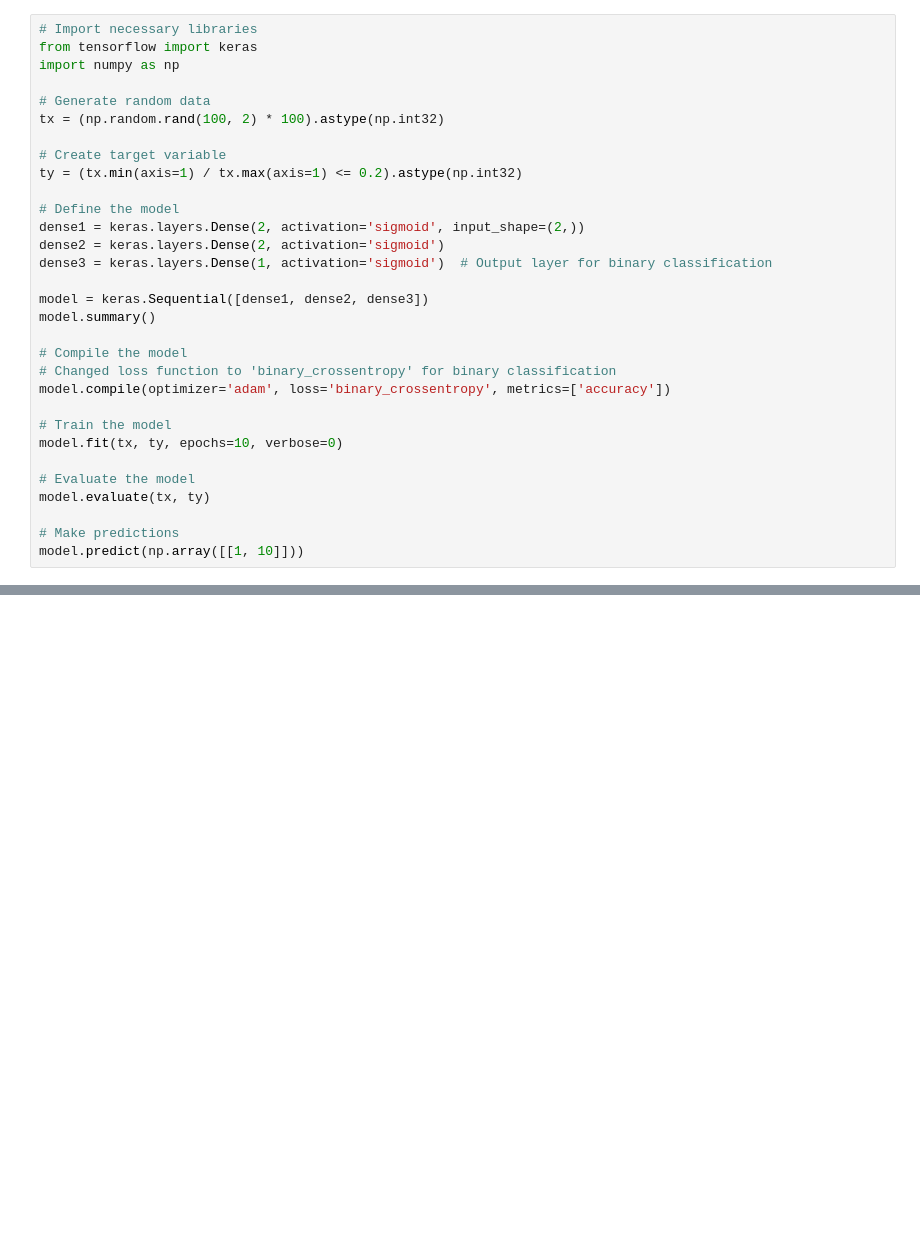
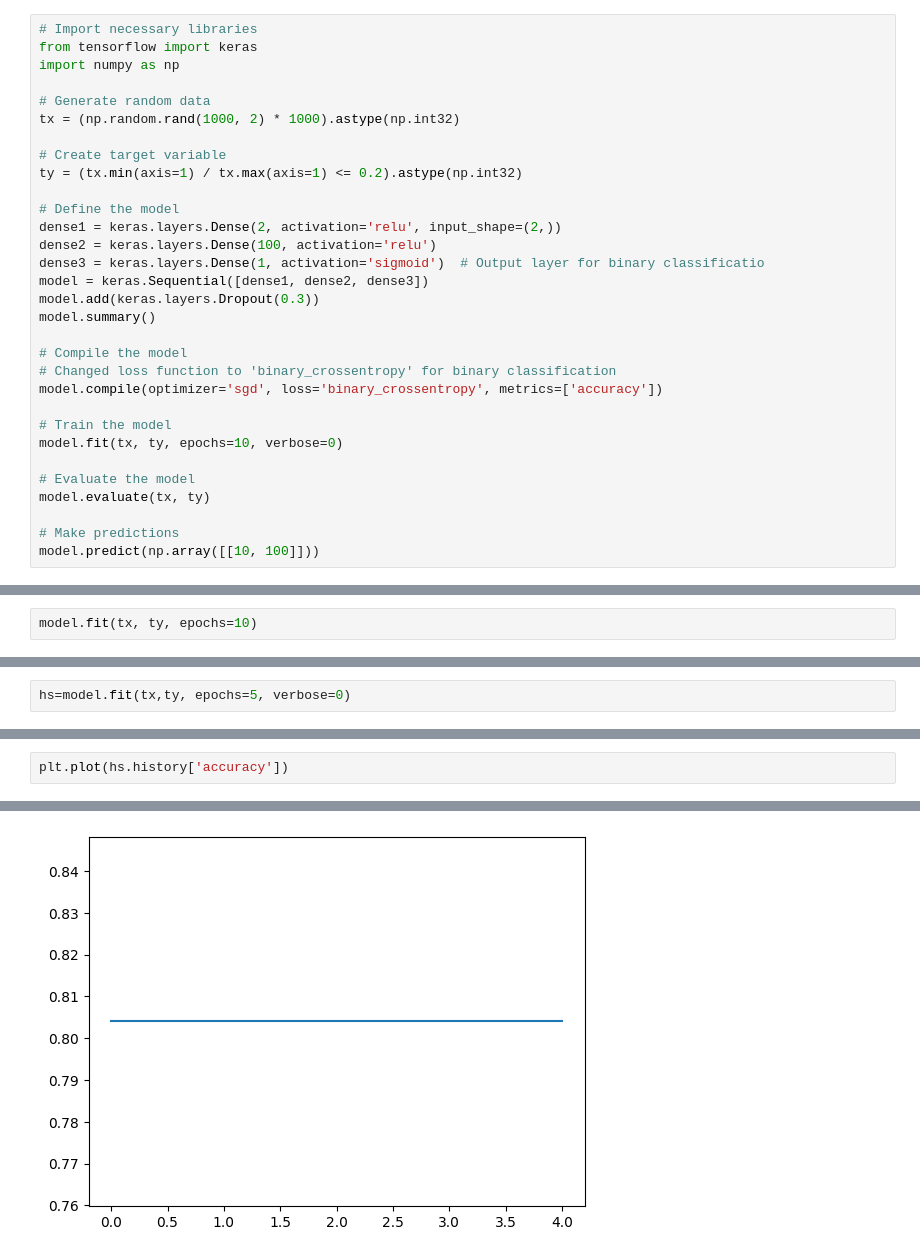
Before and after one commit to galua2001/colab, a Jupyter notebook: nn4.ipynb, the cells around one changed output, grey strips where cells are left out. Drawn from its saved outputs; the diff is of its cells as text; blank space fills up the shorter version.

```diff
--- a/nn4.ipynb
+++ b/nn4.ipynb
@@ -6,22 +6,22 @@ from tensorflow import keras
 import numpy as np
 
 # Generate random data
-tx = (np.random.rand(100, 2) * 100).astype(np.int32)
+tx = (np.random.rand(1000, 2) * 1000).astype(np.int32)
 
 # Create target variable
 ty = (tx.min(axis=1) / tx.max(axis=1) <= 0.2).astype(np.int32)
 
 # Define the model
-dense1 = keras.layers.Dense(2, activation='sigmoid', input_shape=(2,))
-dense2 = keras.layers.Dense(2, activation='sigmoid')
-dense3 = keras.layers.Dense(1, activation='sigmoid')  # Output layer for binary classification
-
+dense1 = keras.layers.Dense(2, activation='relu', input_shape=(2,))
+dense2 = keras.layers.Dense(100, activation='relu')
+dense3 = keras.layers.Dense(1, activation='sigmoid')  # Output layer for binary classificatio
 model = keras.Sequential([dense1, dense2, dense3])
+model.add(keras.layers.Dropout(0.3))
 model.summary()
 
 # Compile the model
 # Changed loss function to 'binary_crossentropy' for binary classification
-model.compile(optimizer='adam', loss='binary_crossentropy', metrics=['accuracy'])
+model.compile(optimizer='sgd', loss='binary_crossentropy', metrics=['accuracy'])
 
 # Train the model
 model.fit(tx, ty, epochs=10, verbose=0)
@@ -30,5 +30,5 @@ model.fit(tx, ty, epochs=10, verbose=0)
 model.evaluate(tx, ty)
 
 # Make predictions
-model.predict(np.array([[1, 10]]))
+model.predict(np.array([[10, 100]]))
 # %% [output]
@@ -50,0 +60,2 @@ array([[0.35588825]], dtype=float32)
+# %%
+model.fit(tx, ty, epochs=10)
@@ -50,0 +89,2 @@ array([[0.35588825]], dtype=float32)
+# %%
+hs=model.fit(tx,ty, epochs=5, verbose=0)
@@ -50,0 +97,3 @@ array([[0.35588825]], dtype=float32)
+# %%
+plt.plot(hs.history['accuracy'])
+# %% [output]
@@ -50,0 +101 @@ array([[0.35588825]], dtype=float32)
+[figure, added]
```
Also changed, not shown: parts of 13 cells of this notebook.
